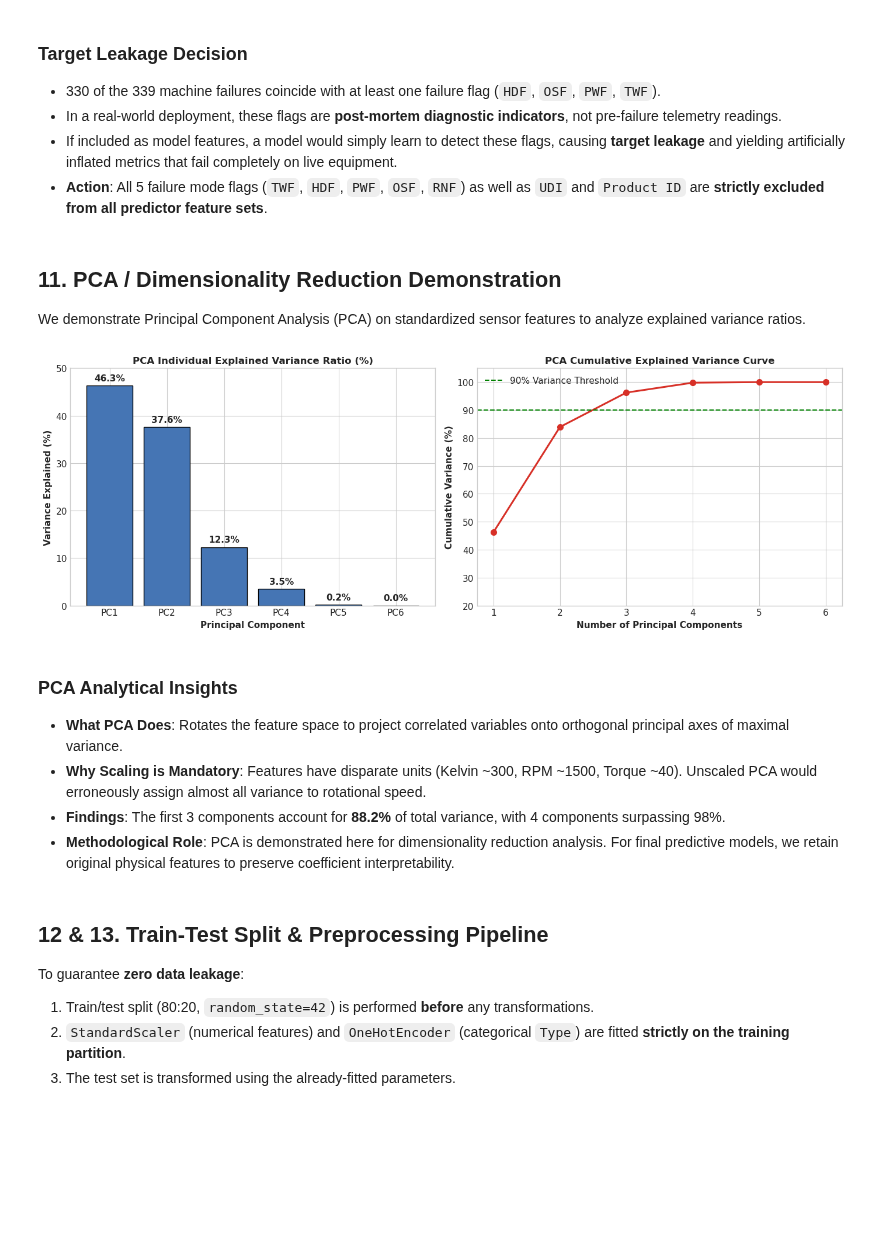
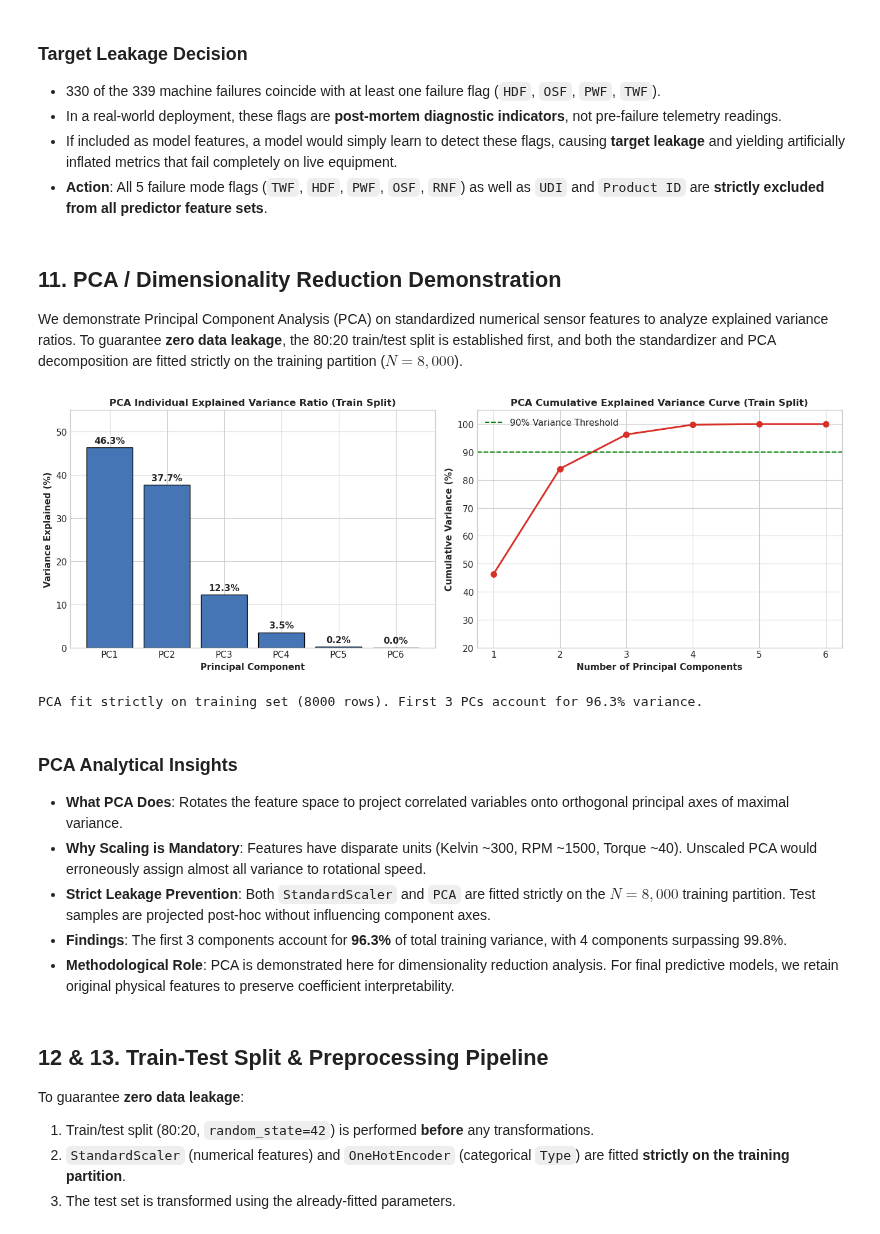
Before and after one commit to NeverCodedL/AI-Industrial-Machine-Failure-Prediction, a Jupyter notebook: notebooks/regression.ipynb, the cells around one changed output. Saved outputs shown, nothing was run; the diff lists cells and outputs as text; code cells hidden in the pictures; blank space fills up the shorter version.

Commit message:
fix(regression): eliminate PCA and tuning leakage with train-only split and pipeline CV

```diff
--- a/notebooks/regression.ipynb
+++ b/notebooks/regression.ipynb
@@ -485,46 +485,62 @@ Machine Failure (1)                        9                       330
 - **Action**: All 5 failure mode flags (`TWF`, `HDF`, `PWF`, `OSF`, `RNF`) as well as `UDI` and `Product ID` are **strictly excluded from all predictor feature sets**.
 # %% [markdown]
 ## 11. PCA / Dimensionality Reduction Demonstration
-We demonstrate Principal Component Analysis (PCA) on standardized sensor features to analyze explained variance ratios.
+We demonstrate Principal Component Analysis (PCA) on standardized numerical sensor features to analyze explained variance ratios.
+To guarantee **zero data leakage**, the 80:20 train/test split is established first, and both the standardizer and PCA decomposition are fitted strictly on the training partition ($N=8{,}000$).
 # %%
-# PCA Demonstration on Numerical Features (Fit strictly on Train set)
+# Establish 80:20 Train-Test Split (Zero Data Leakage)
+reg_predictors = ['Type', 'Air temperature [K]', 'Process temperature [K]', 'Rotational speed [rpm]', 'Torque [Nm]', 'Temp_Difference', 'Power_Proxy']
+
+X_reg = df[reg_predictors]
+y_reg = df['Tool wear [min]']
+
+X_reg_train, X_reg_test, y_reg_train, y_reg_test = train_test_split(
+    X_reg, y_reg, test_size=0.20, random_state=42
+)
+
+# PCA Demonstration on Numerical Features (Fit strictly on Train set N=8,000)
 pca_features = ['Air temperature [K]', 'Process temperature [K]', 'Rotational speed [rpm]', 'Torque [Nm]', 'Temp_Difference', 'Power_Proxy']
 
-# Standardize features
+# Standardize numerical features strictly on training data
 scaler_pca = StandardScaler()
-X_pca_scaled = scaler_pca.fit_transform(df[pca_features])
+X_pca_train_scaled = scaler_pca.fit_transform(X_reg_train[pca_features])
+X_pca_test_scaled = scaler_pca.transform(X_reg_test[pca_features])
 
-pca = PCA()
-pca.fit(X_pca_scaled)
+pca = PCA(random_state=42)
+pca.fit(X_pca_train_scaled)
 exp_var = pca.explained_variance_ratio_ * 100
 cum_var = np.cumsum(exp_var)
 
 fig, (ax1, ax2) = plt.subplots(1, 2, figsize=(14, 5))
 ax1.bar([f'PC{i+1}' for i in range(len(exp_var))], exp_var, color='#4575b4', edgecolor='black')
-ax1.set_title('PCA Individual Explained Variance Ratio (%)', fontsize=12, fontweight='bold')
+ax1.set_title('PCA Individual Explained Variance Ratio (Train Split)', fontsize=12, fontweight='bold')
 ax1.set_xlabel('Principal Component', fontsize=11, fontweight='bold')
 ax1.set_ylabel('Variance Explained (%)', fontsize=11, fontweight='bold')
 for i, v in enumerate(exp_var):
     ax1.text(i, v + 1, f'{v:.1f}%', ha='center', fontweight='bold')
-ax1.set_ylim(0, 50)
+ax1.set_ylim(0, 55)
 
 ax2.plot(range(1, len(cum_var)+1), cum_var, marker='o', color='#d73027', lw=2.2, markersize=7)
 ax2.axhline(90, color='green', linestyle='--', label='90% Variance Threshold')
-ax2.set_title('PCA Cumulative Explained Variance Curve', fontsize=12, fontweight='bold')
+ax2.set_title('PCA Cumulative Explained Variance Curve (Train Split)', fontsize=12, fontweight='bold')
 ax2.set_xlabel('Number of Principal Components', fontsize=11, fontweight='bold')
 ax2.set_ylabel('Cumulative Variance (%)', fontsize=11, fontweight='bold')
 ax2.set_xticks(range(1, len(cum_var)+1))
 ax2.set_ylim(20, 105)
 ax2.legend()
 plt.tight_layout()
 plt.show()
+
+print(f'PCA fit strictly on training set ({X_pca_train_scaled.shape[0]} rows). First 3 PCs account for {cum_var[2]:.1f}% variance.')
 # %% [output]
-[figure, old version]
+[figure, new version]
+PCA fit strictly on training set (8000 rows). First 3 PCs account for 96.3% variance.
 # %% [markdown]
 ### PCA Analytical Insights
 - **What PCA Does**: Rotates the feature space to project correlated variables onto orthogonal principal axes of maximal variance.
 - **Why Scaling is Mandatory**: Features have disparate units (Kelvin ~300, RPM ~1500, Torque ~40). Unscaled PCA would erroneously assign almost all variance to rotational speed.
-- **Findings**: The first 3 components account for **88.2%** of total variance, with 4 components surpassing 98%.
+- **Strict Leakage Prevention**: Both `StandardScaler` and `PCA` are fitted strictly on the $N=8{,}000$ training partition. Test samples are projected post-hoc without influencing component axes.
+- **Findings**: The first 3 components account for **96.3%** of total training variance, with 4 components surpassing 99.8%.
 - **Methodological Role**: PCA is demonstrated here for dimensionality reduction analysis. For final predictive models, we retain original physical features to preserve coefficient interpretability.
 # %% [markdown]
 ## 12 & 13. Train-Test Split & Preprocessing Pipeline
```
Also changed, not shown: parts of 5 cells of this notebook, 3 other files.
